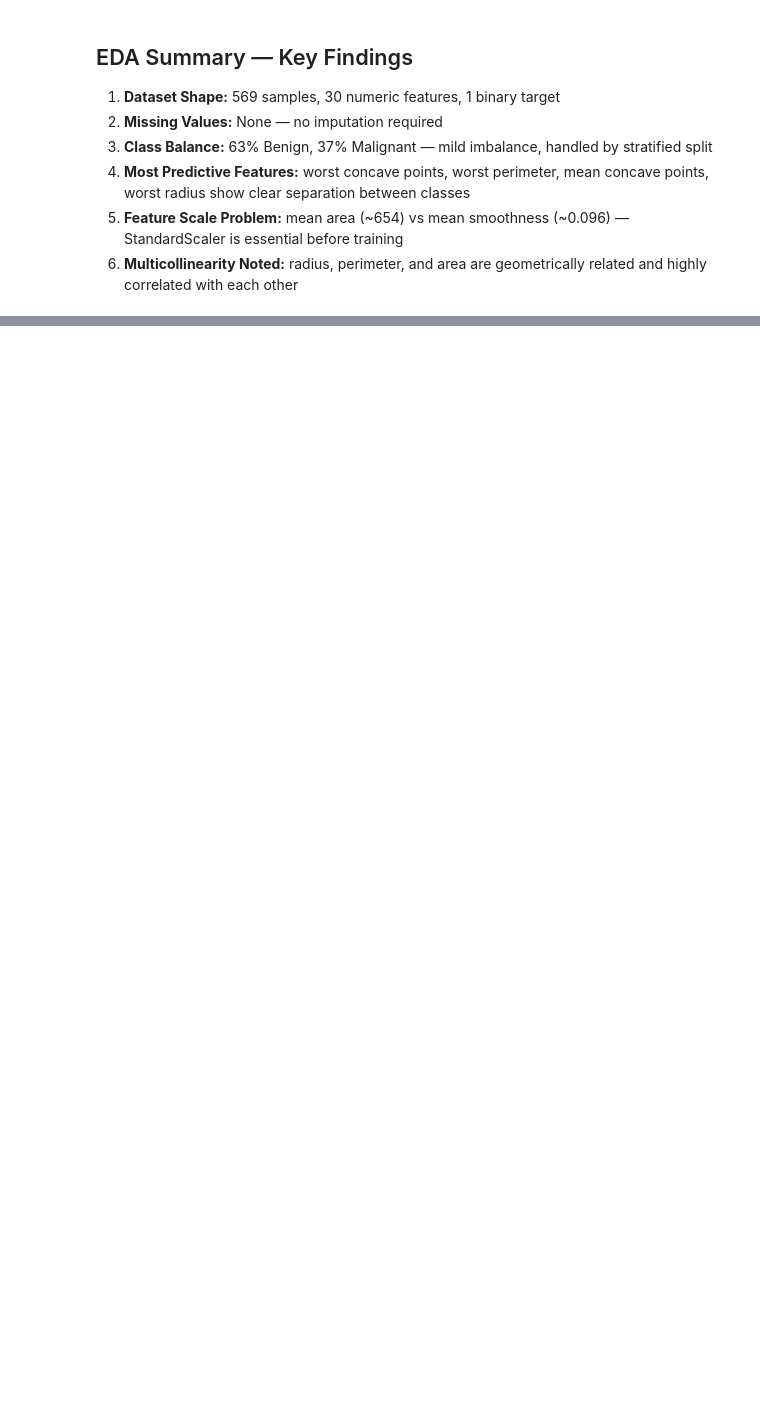
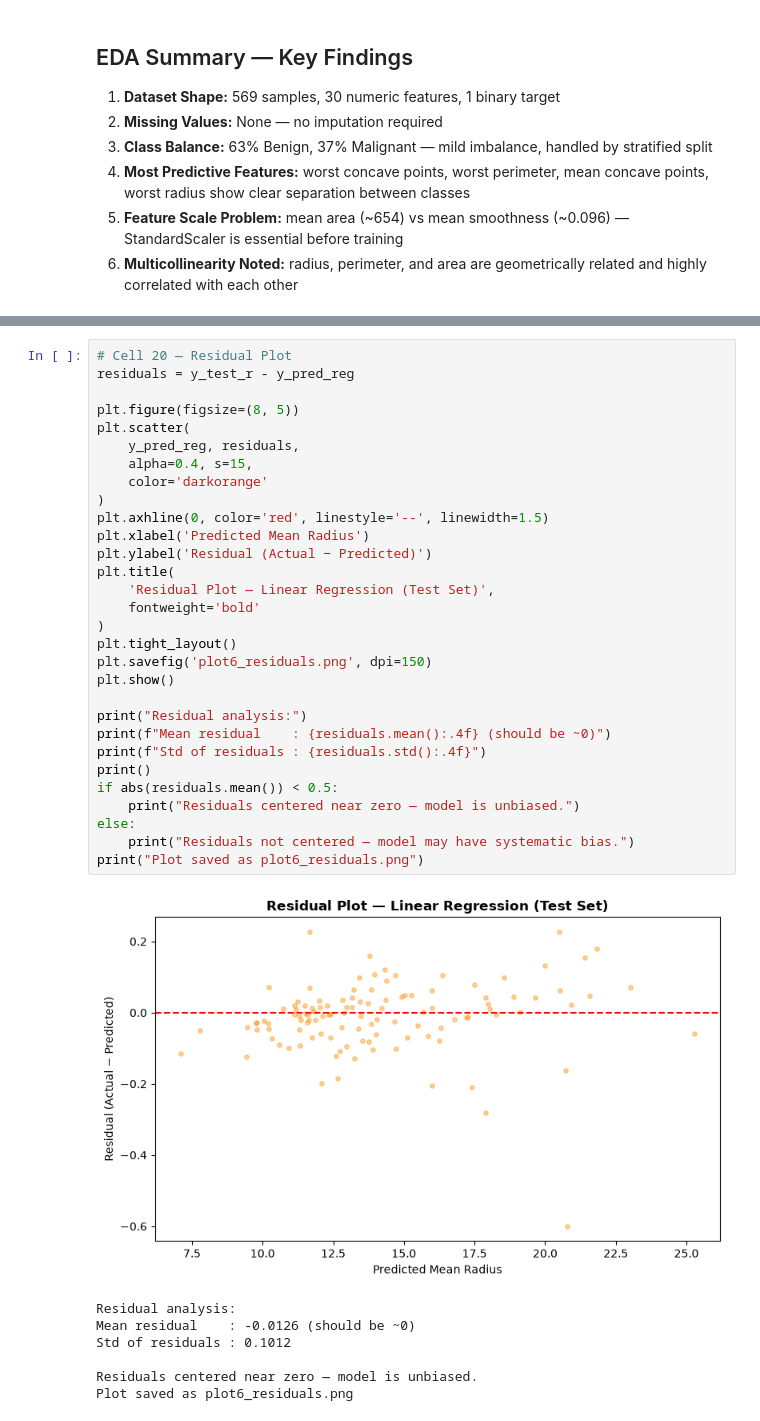
Before and after one commit to hanizehra/Breast_Cancer_AI_Project, a Jupyter notebook: breast_cancer_project.ipynb, the cells around one changed output, grey strips where cells are left out. Cells and saved outputs as stored; diff of their text form; blank space fills up the shorter version.

```diff
--- a/breast_cancer_project.ipynb
+++ b/breast_cancer_project.ipynb
@@ -176,0 +760,38 @@ print("Plot saved as plot3_feature_distributions.png")
+# %%
+# Cell 20 — Residual Plot
+residuals = y_test_r - y_pred_reg
+
+plt.figure(figsize=(8, 5))
+plt.scatter(
+    y_pred_reg, residuals,
+    alpha=0.4, s=15,
+    color='darkorange'
+)
+plt.axhline(0, color='red', linestyle='--', linewidth=1.5)
+plt.xlabel('Predicted Mean Radius')
+plt.ylabel('Residual (Actual − Predicted)')
+plt.title(
+    'Residual Plot — Linear Regression (Test Set)',
+    fontweight='bold'
+)
+plt.tight_layout()
+plt.savefig('plot6_residuals.png', dpi=150)
+plt.show()
+
+print("Residual analysis:")
+print(f"Mean residual    : {residuals.mean():.4f} (should be ~0)")
+print(f"Std of residuals : {residuals.std():.4f}")
+print()
+if abs(residuals.mean()) < 0.5:
+    print("Residuals centered near zero — model is unbiased.")
+else:
+    print("Residuals not centered — model may have systematic bias.")
+print("Plot saved as plot6_residuals.png")
+# %% [output]
+[figure, added]
+Residual analysis:
+Mean residual    : -0.0126 (should be ~0)
+Std of residuals : 0.1012
+
+Residuals centered near zero — model is unbiased.
+Plot saved as plot6_residuals.png
```
Also changed, not shown: parts of 24 cells of this notebook, 4 other files.
